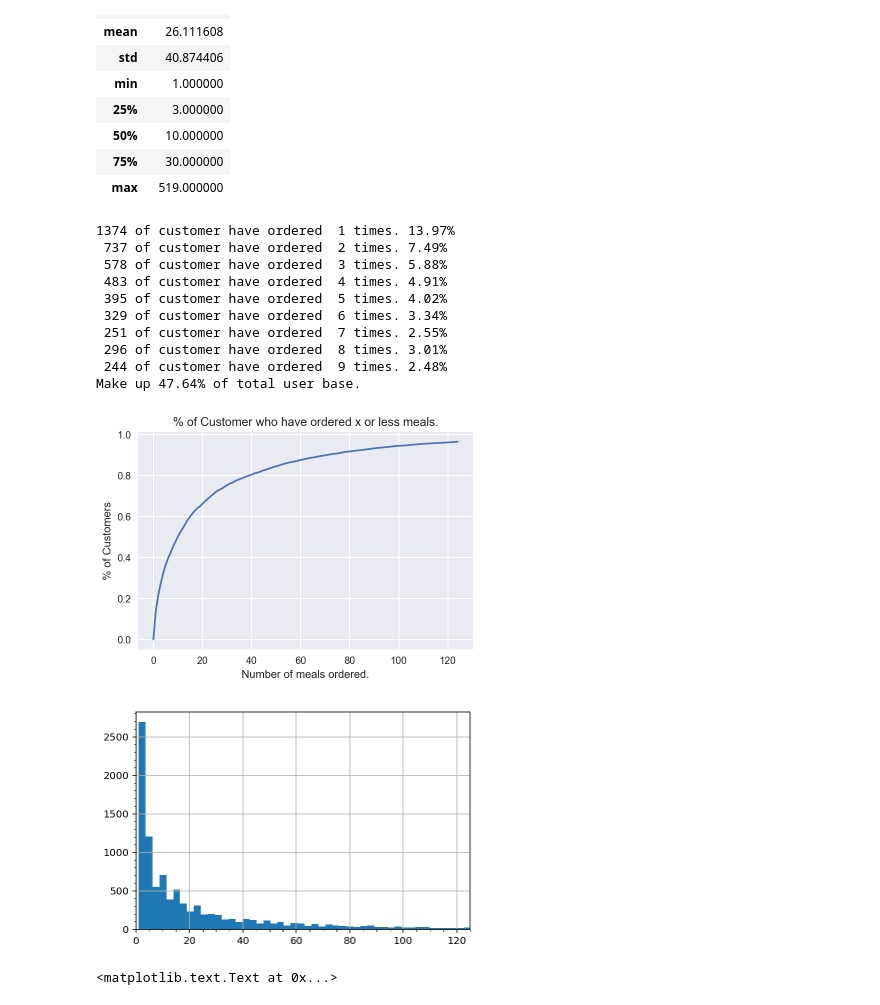
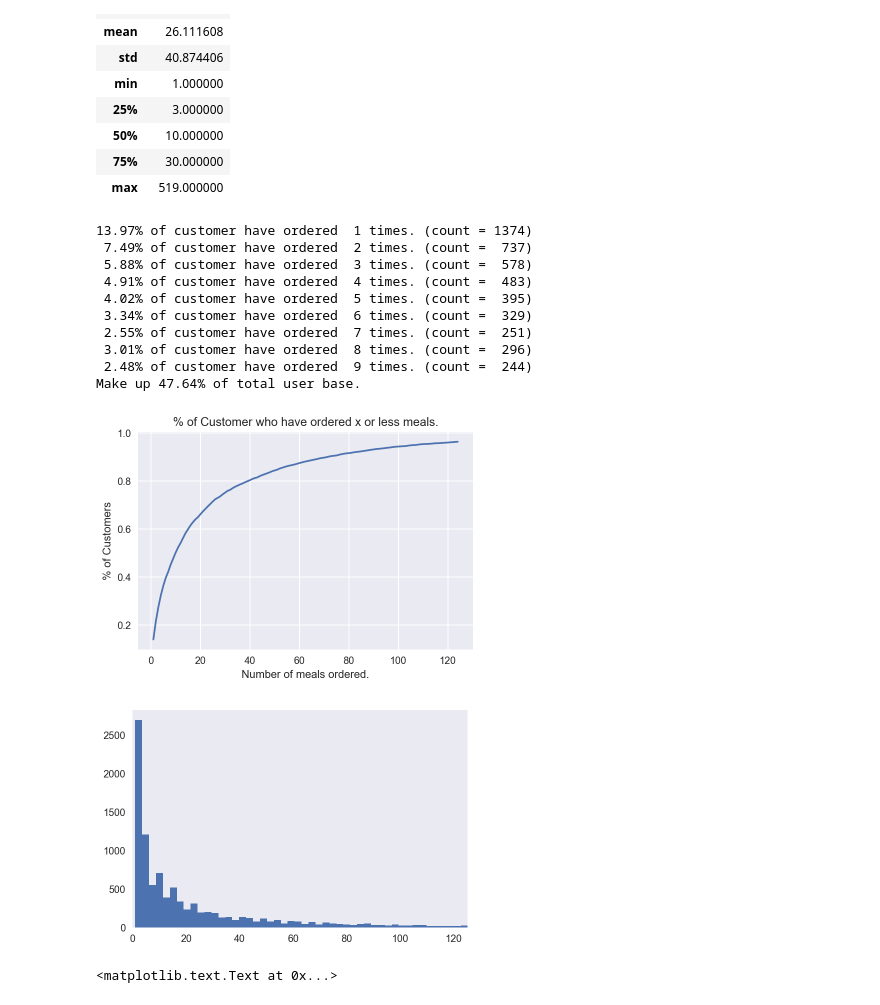
Before and after one commit to noahschumacher/smunch-user-food-analysis, a Jupyter notebook: eda/eda1.ipynb, the cells around one changed output. Cells and saved outputs as stored; diff of their text form; code cells hidden in the pictures.

```diff
--- a/eda/eda1.ipynb
+++ b/eda/eda1.ipynb
@@ -29,3 +9,12 @@ ingrds = run_sql_query("Select * from noah.ingredients")
+# %%
+## Reading in noah tables
+orders_base = pd.read_csv('../data/orders.csv', index_col=0)
+meal_ingrds_base = pd.read_csv('../data/meal_ingrds.csv', index_col=0)
+ingrds_base = pd.read_csv('../data/ingrds.csv', index_col=0)
+# %%
+orders = orders_base
+meal_ingrds = meal_ingrds_base
+ingrds = ingrds_base
 # %%
 orders.sample(2)
 # %% [output]
@@ -77,34 +85,34 @@ for i in range(1,10):
     c = (meal_c == i).sum()
     percent = c / len(meal_c)
     tot_p += percent
-    print("{0:4d} of customer have ordered {1:2d} times. {2:2.2f}%".format(c, i, percent*100))
+    print("{2:5.2f}% of customer have ordered {1:2d} times. (count = {0:4d})".format(c, i, percent*100))
 print("Make up {0:2.2f}% of total user base.".format(tot_p*100))
 # %% [output]
-1374 of customer have ordered  1 times. 13.97%
- 737 of customer have ordered  2 times. 7.49%
- 578 of customer have ordered  3 times. 5.88%
- 483 of customer have ordered  4 times. 4.91%
- 395 of customer have ordered  5 times. 4.02%
- 329 of customer have ordered  6 times. 3.34%
- 251 of customer have ordered  7 times. 2.55%
- 296 of customer have ordered  8 times. 3.01%
- 244 of customer have ordered  9 times. 2.48%
+13.97% of customer have ordered  1 times. (count = 1374)
+ 7.49% of customer have ordered  2 times. (count =  737)
+ 5.88% of customer have ordered  3 times. (count =  578)
+ 4.91% of customer have ordered  4 times. (count =  483)
+ 4.02% of customer have ordered  5 times. (count =  395)
+ 3.34% of customer have ordered  6 times. (count =  329)
+ 2.55% of customer have ordered  7 times. (count =  251)
+ 3.01% of customer have ordered  8 times. (count =  296)
+ 2.48% of customer have ordered  9 times. (count =  244)
 Make up 47.64% of total user base.
 # %%
 ## Plot % ordered
-tot_p = [(meal_c == 0).sum() / len(meal_c)]
+tot_p = []
 for i in range(1,125):
-    c = (meal_c == i).sum()
-    percent = c / len(meal_c)
-    tot_p.append(percent + tot_p[i-1])
+    percent = (meal_c <= i).sum() / len(meal_c)
+    tot_p.append(percent)
 
-plt.plot(np.arange(0,125), tot_p)
+plt.plot(np.arange(1,125), tot_p)
 plt.title("% of Customer who have ordered x or less meals.")
 plt.xlabel("Number of meals ordered.")
 plt.ylabel("% of Customers")
+plt.minorticks_on()
 plt.show()
 # %% [output]
-[figure, old version]
+[figure, new version]
 # %%
 ## Inspecting the breakdown of user order count
 counts = cust_order_count.meal_count.values
@@ -114,7 +122,7 @@ plt.grid()
 plt.minorticks_on()
 plt.show()
 # %% [output]
-[figure, old version]
+[figure, new version]
 # %%
 ## Box plot of number of orders per customer
 sns.boxplot(counts)
```
Also changed, not shown: parts of 17 cells of this notebook.
